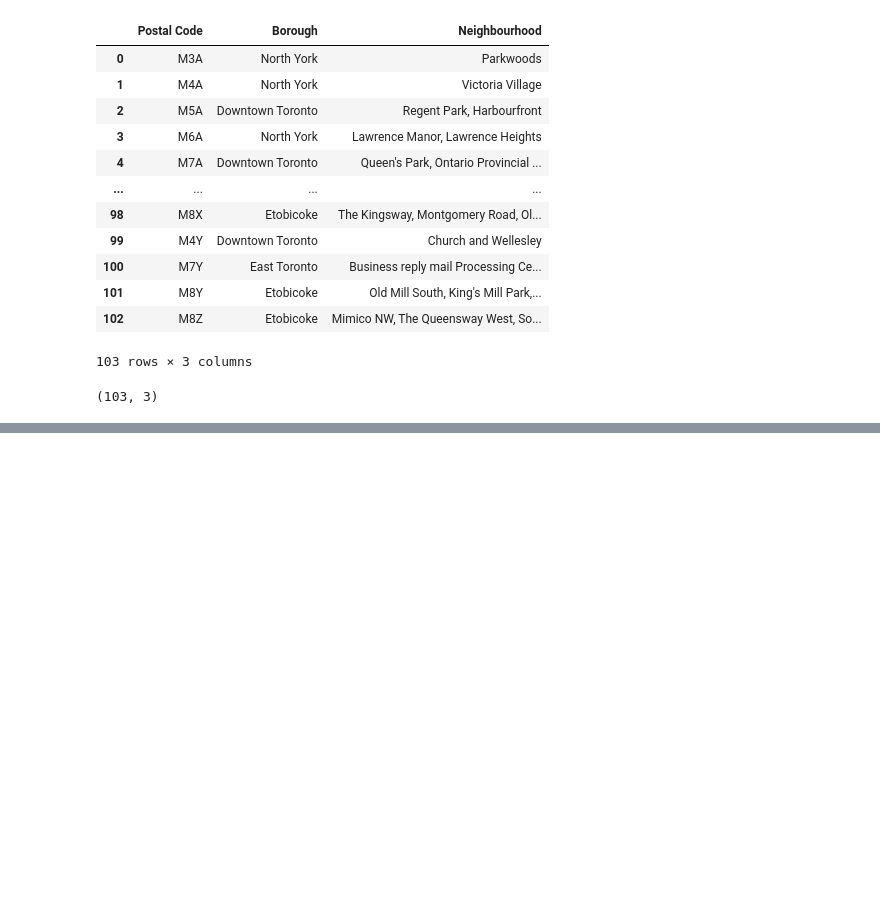
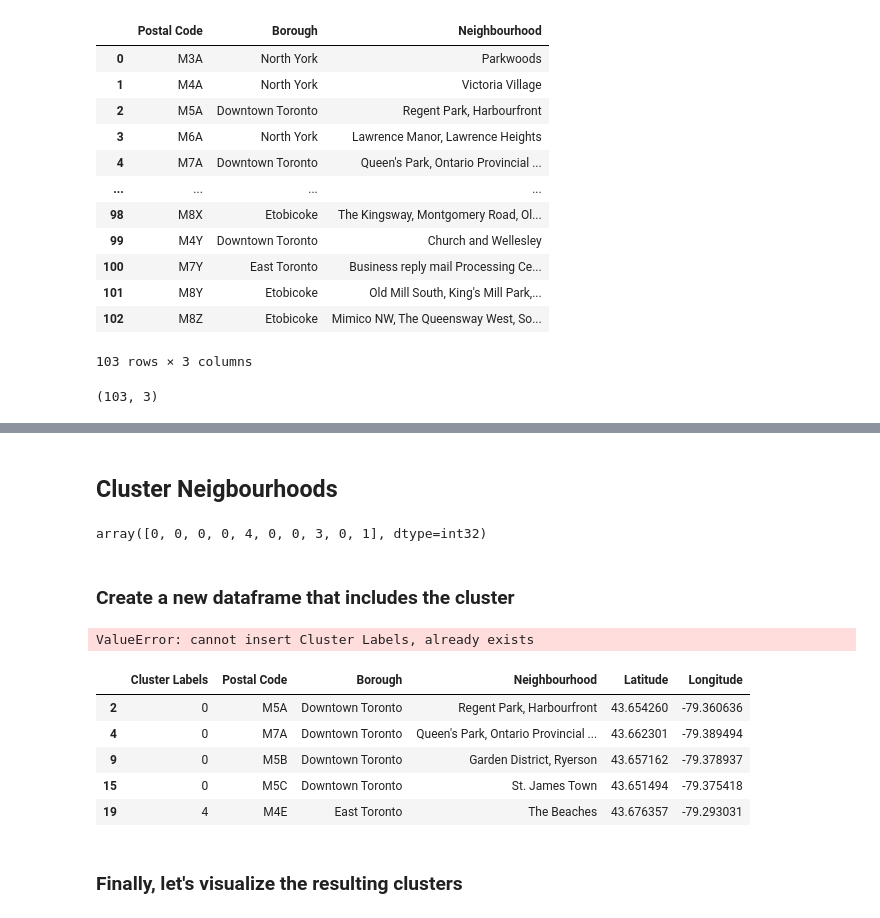
Before and after one commit to Preciousring/Coursera_Capstone, a Jupyter notebook: Segmenting-and-Clustering-Neighborhoods-in-Toronto.ipynb, the cells around one changed output, grey strips where cells are left out. Saved outputs shown, nothing was run; the diff lists cells and outputs as text; code cells hidden in the pictures; blank space fills up the shorter version.

```diff
--- a/Segmenting-and-Clustering-Neighborhoods-in-Toronto.ipynb
+++ b/Segmenting-and-Clustering-Neighborhoods-in-Toronto.ipynb
@@ -93,0 +112,3 @@ df2.shape
+# %%
+df_geo = pd.merge(df2,geo,on='Postal Code')
+df_geo.head()
@@ -93,0 +124,3 @@ df2.shape
+# %%
+df_toronto = df_geo[df_geo['Borough'].str.contains('Toronto',regex=False)]
+df_toronto.head()
@@ -93,0 +156,32 @@ df2.shape
+# %% [markdown]
+## Cluster Neigbourhoods
+# %%
+# set number of clusters
+kclusters = 5
+
+toronto_clustering = df_toronto.drop(['Postal Code','Borough','Neighbourhood'], 1)
+
+# run k-means clustering
+kmeans = KMeans(n_clusters=kclusters, random_state=0).fit(toronto_clustering)
+
+# check cluster labels generated for each row in the dataframe
+kmeans.labels_[0:10]
+# %% [output]
+array([0, 0, 0, 0, 4, 0, 0, 3, 0, 1], dtype=int32)
+# %% [markdown]
+### Create a new dataframe that includes the cluster
+# %%
+df_toronto.insert(0, 'Cluster Labels', kmeans.labels_)
+# %% [output]
+ValueError: cannot insert Cluster Labels, already exists
+# %%
+df_toronto.head()
+# %% [output]
+|  | Cluster Labels | Postal Code | Borough | Neighbourhood | Latitude | Longitude |
+| 2 | 0 | M5A | Downtown Toronto | Regent Park, Harbourfront | 43.654260 | -79.360636 |
+| 4 | 0 | M7A | Downtown Toronto | Queen's Park, Ontario Provincial ... | 43.662301 | -79.389494 |
+| 9 | 0 | M5B | Downtown Toronto | Garden District, Ryerson | 43.657162 | -79.378937 |
+| 15 | 0 | M5C | Downtown Toronto | St. James Town | 43.651494 | -79.375418 |
+| 19 | 4 | M4E | East Toronto | The Beaches | 43.676357 | -79.293031 |
+# %% [markdown]
+### Finally, let's visualize the resulting clusters
```
Also changed, not shown: parts of 10 cells of this notebook.
